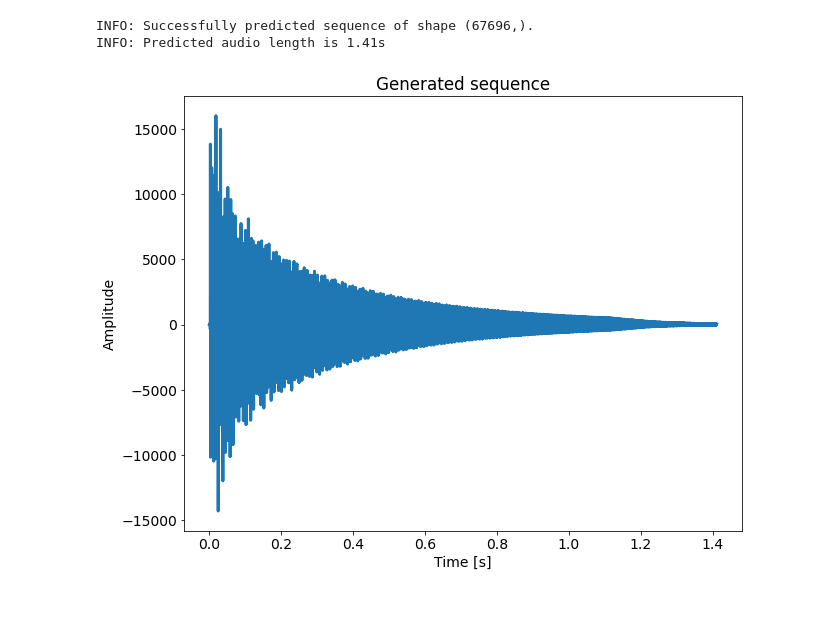
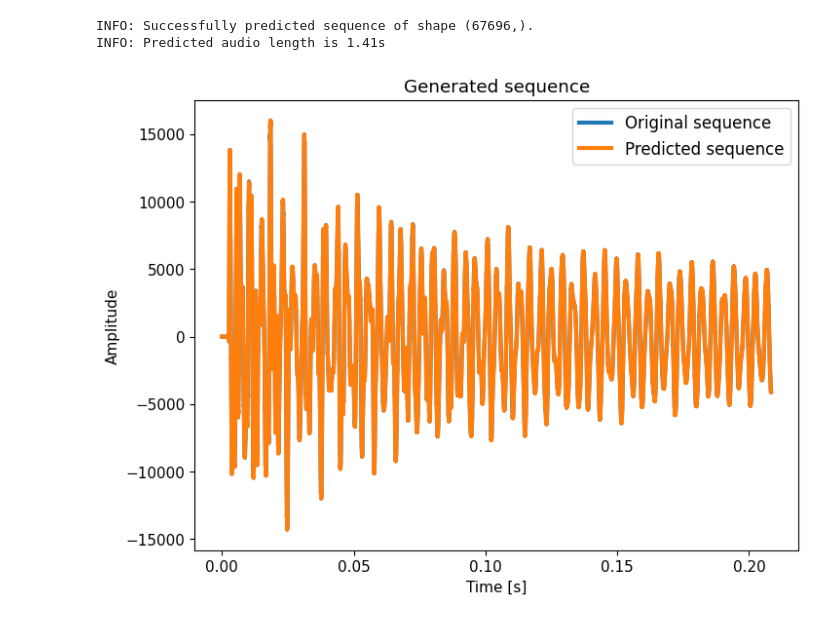
Before and after one commit to aleskucera/OPT-Assignments, a Jupyter notebook: 02_ar_model/code/ar_model.ipynb, the cells around one changed output. Cells and saved outputs as stored; diff of their text form; code cells hidden in the pictures.

```diff
--- a/02_ar_model/code/ar_model.ipynb
+++ b/02_ar_model/code/ar_model.ipynb
@@ -24,8 +27,9 @@ print(f"INFO: Audio file length is {initial_length:.02f}s")
 INFO: Audio file length is 1.41s
 # %%
 # visualize data
+k = 10000    # visualize just k first elements
 initial_time = np.linspace(0., initial_length, data.shape[0])
-plt.plot(initial_time, data)
+plt.plot(initial_time[:k], data[:k])
 plt.xlabel("Time [s]")
 plt.ylabel("Amplitude")
 plt.title('Initial sequence')
@@ -54,13 +58,15 @@ INFO: Predicted audio length is 1.41s
 # %%
 # plot predicted sequence
 time = np.linspace(0., length, predicted_seq.shape[0])
-plt.plot(time, predicted_seq)
+plt.plot(initial_time[:k], data[:k], label='Original sequence')
+plt.plot(time[:k], predicted_seq[:k], label='Predicted sequence')
 plt.xlabel("Time [s]")
 plt.ylabel("Amplitude")
 plt.title('Generated sequence')
+plt.legend()
 plt.show()
 # %% [output]
-[figure, old version]
+[figure, new version]
 # %%
 # plot the difference between initial audio file and generated sequence
 if data.shape == predicted_seq.shape:
```
Also changed, not shown: parts of 4 cells of this notebook, 24 other files.
